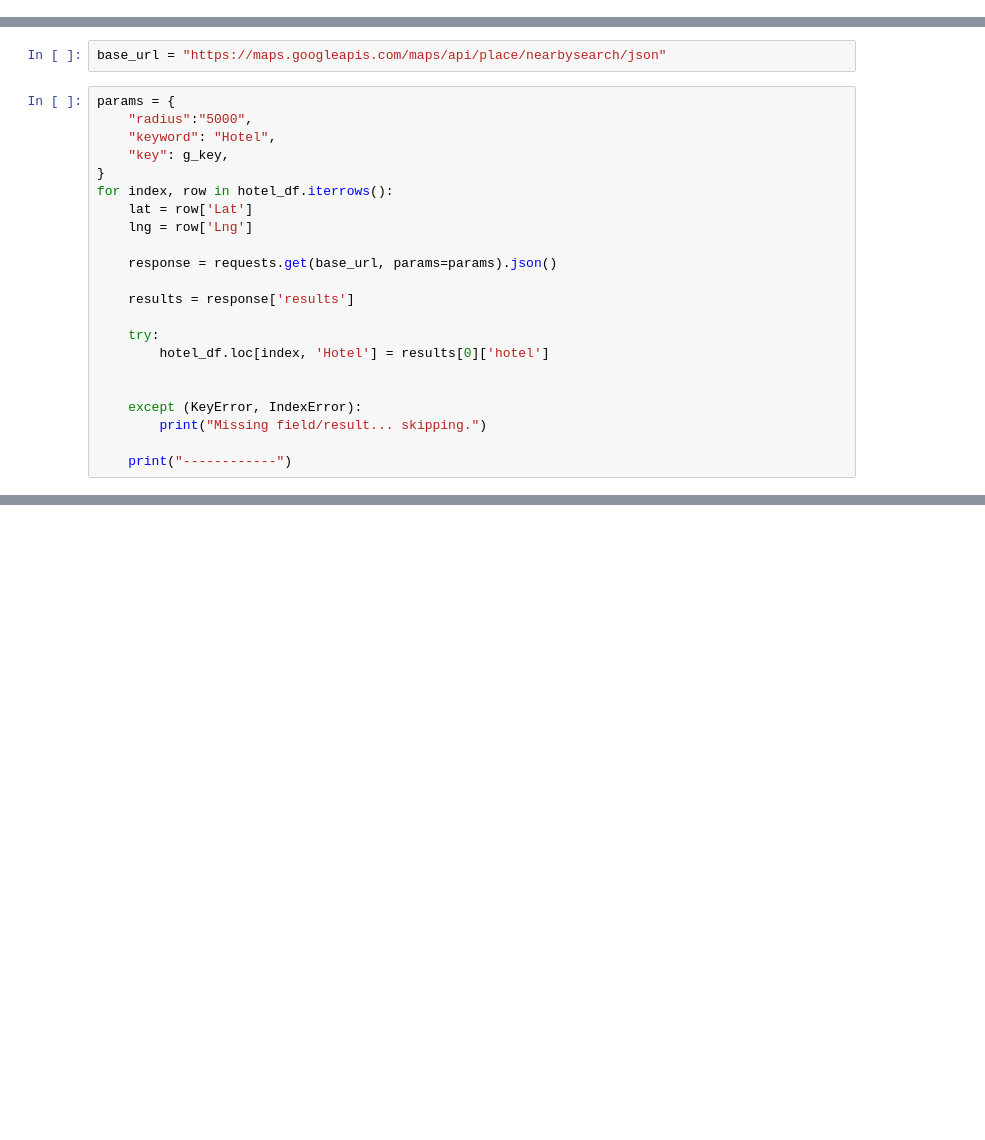
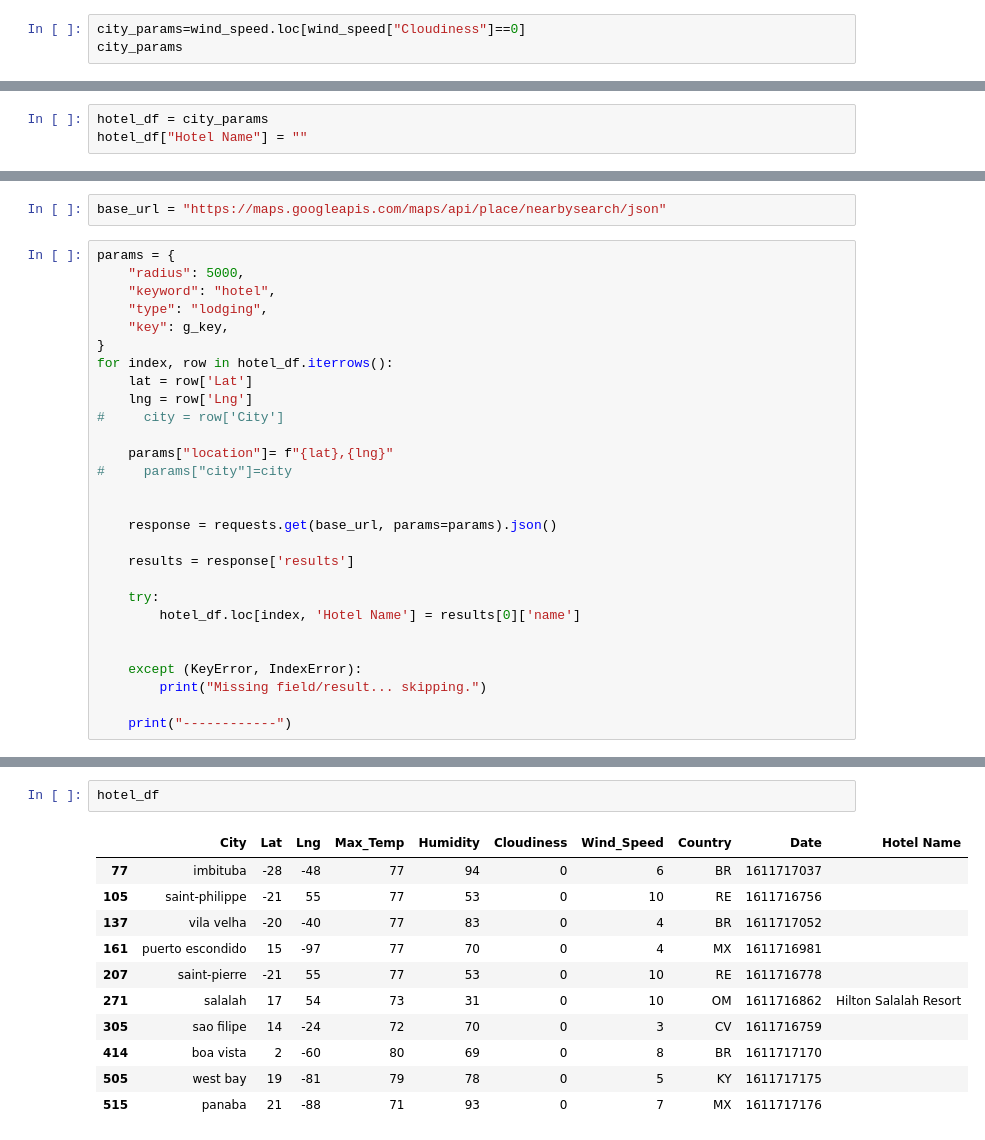
Before and after one commit to cjbeimfohr13/Python-Api-Challenge, a Jupyter notebook: WeatherPy/VacationPy.ipynb, the cells around one changed output, grey strips where cells are left out. Drawn from its saved outputs; the diff is of its cells as text; blank space fills up the shorter version.

```diff
--- a/WeatherPy/VacationPy.ipynb
+++ b/WeatherPy/VacationPy.ipynb
@@ -87,0 +101,3 @@ city_data_params
+# %%
+city_params=wind_speed.loc[wind_speed["Cloudiness"]==0]
+city_params
@@ -98,0 +126,3 @@ hotel_df["Hotel_Name"] = ""
+# %%
+hotel_df = city_params
+hotel_df["Hotel Name"] = ""
@@ -100,20 +135,26 @@ hotel_df["Hotel_Name"] = ""
 base_url = "https://maps.googleapis.com/maps/api/place/nearbysearch/json"
 # %%
 params = {
-    "radius":"5000",
-    "keyword": "Hotel",
+    "radius": 5000,
+    "keyword": "hotel",
+    "type": "lodging",
     "key": g_key,
 }
 for index, row in hotel_df.iterrows():
     lat = row['Lat']
     lng = row['Lng']
+#     city = row['City']
+
+    params["location"]= f"{lat},{lng}"
+#     params["city"]=city
+
 
     response = requests.get(base_url, params=params).json()
 
     results = response['results']
 
     try:
-        hotel_df.loc[index, 'Hotel'] = results[0]['hotel']
+        hotel_df.loc[index, 'Hotel Name'] = results[0]['name']
 
 
     except (KeyError, IndexError):
@@ -141,3 +189,17 @@ Missing field/result... skipping.
+# %%
+hotel_df
+# %% [output]
+|  | City | Lat | Lng | Max_Temp | Humidity | Cloudiness | Wind_Speed | Country | Date | Hotel Name |
+| 77 | imbituba | -28 | -48 | 77 | 94 | 0 | 6 | BR | 1611717037 |  |
+| 105 | saint-philippe | -21 | 55 | 77 | 53 | 0 | 10 | RE | 1611716756 |  |
+| 137 | vila velha | -20 | -40 | 77 | 83 | 0 | 4 | BR | 1611717052 |  |
+| 161 | puerto escondido | 15 | -97 | 77 | 70 | 0 | 4 | MX | 1611716981 |  |
+| 207 | saint-pierre | -21 | 55 | 77 | 53 | 0 | 10 | RE | 1611716778 |  |
+| 271 | salalah | 17 | 54 | 73 | 31 | 0 | 10 | OM | 1611716862 | Hilton Salalah Resort |
+| 305 | sao filipe | 14 | -24 | 72 | 70 | 0 | 3 | CV | 1611716759 |  |
+| 414 | boa vista | 2 | -60 | 80 | 69 | 0 | 8 | BR | 1611717170 |  |
+| 505 | west bay | 19 | -81 | 79 | 78 | 0 | 5 | KY | 1611717175 |  |
+| 515 | panaba | 21 | -88 | 71 | 93 | 0 | 7 | MX | 1611717176 |  |
 # %%
 # NOTE: Do not change any of the code in this cell
 
```
Also changed, not shown: parts of 12 cells of this notebook, 3 other files.
